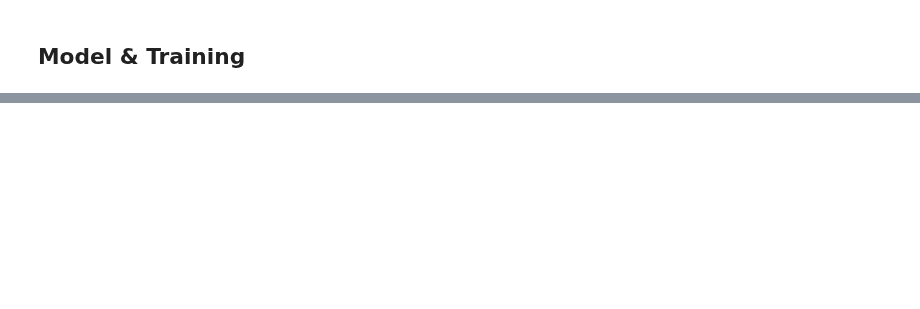
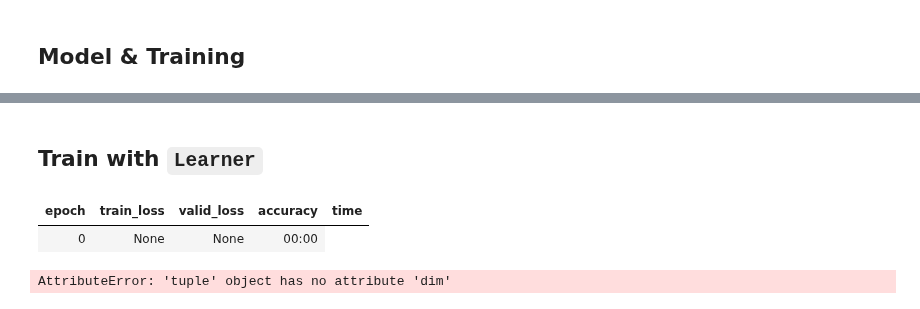
Before and after one commit to mccallion/rory, a Jupyter notebook: _20200923_mnist_03_coco_data.ipynb, the cells around one changed output, grey strips where cells are left out. Drawn from its saved outputs; the diff is of its cells as text; code cells hidden in the pictures; blank space fills up the shorter version.

```diff
--- a/_20200923_mnist_03_coco_data.ipynb
+++ b/_20200923_mnist_03_coco_data.ipynb
@@ -121,12 +120,27 @@ dl = DataLoader(ds, batch_size=64, shuffle=True)
+# %%
+# convert and create dl
+items = [(open_im(path), lbl2enc[lbl]) for path, lbl in data_subset]
+dss = Datasets(items, splits=RandomSplitter()(items))
+dls = dss.dataloaders(bs=64)
 # %% [markdown]
 ## Model & Training
 # %%
-### Model ###
-def init_mod(im_size, n_cls, hidden_params):
+### Layers ###
+def conv(ni, nf): return nn.Conv2d(ni, nf, kernel_size=3, stride=2, padding=1)
+def bn(nf): return nn.BatchNorm2d(nf)
+def relu(): return nn.ReLU(inplace=False)
+
+### Models ###
+def init_linear_mod(im_size, n_cls, hidden_params):
     mod = nn.Sequential(
         nn.Linear(im_size,hidden_params),
         nn.ReLU(),
         nn.Linear(hidden_params,n_cls)
+    )
+    return mod
+def init_conv_mod(im_size, n_cls, hidden_params):
+    mod = nn.Sequential(
+        conv()
     )
     return mod
 
@@ -295,0 +292,15 @@ show_preds(mods[0],ds)
+# %% [markdown]
+## Train with `Learner`
+# %%
+im_size       = dss[0][0][0].shape[0]
+n_cls         = len(lbl_subset)
+hidden_params = 30
+lr            = .005
+
+mod = init_linear_mod(im_size, n_cls, hidden_params)
+learn = Learner(dls, mod, loss_func=CrossEntropyLossFlat(), metrics=accuracy)
+learn.summary()
+# %% [output]
+| epoch | train_loss | valid_loss | accuracy | time |
+| 0 | None | None | 00:00 |
+AttributeError: 'tuple' object has no attribute 'dim'
```
Also changed, not shown: parts of 16 cells of this notebook, 2 other files.
